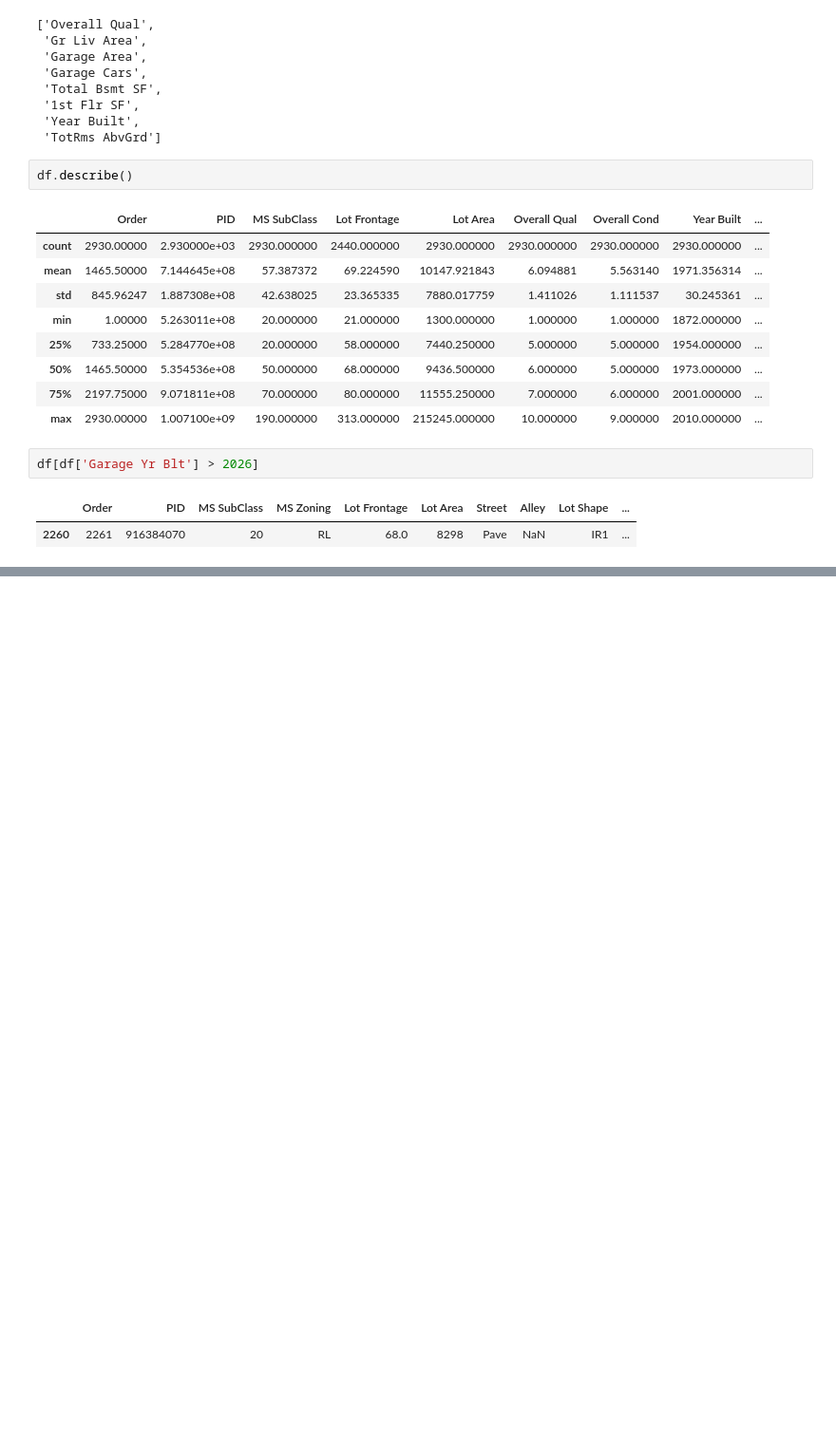
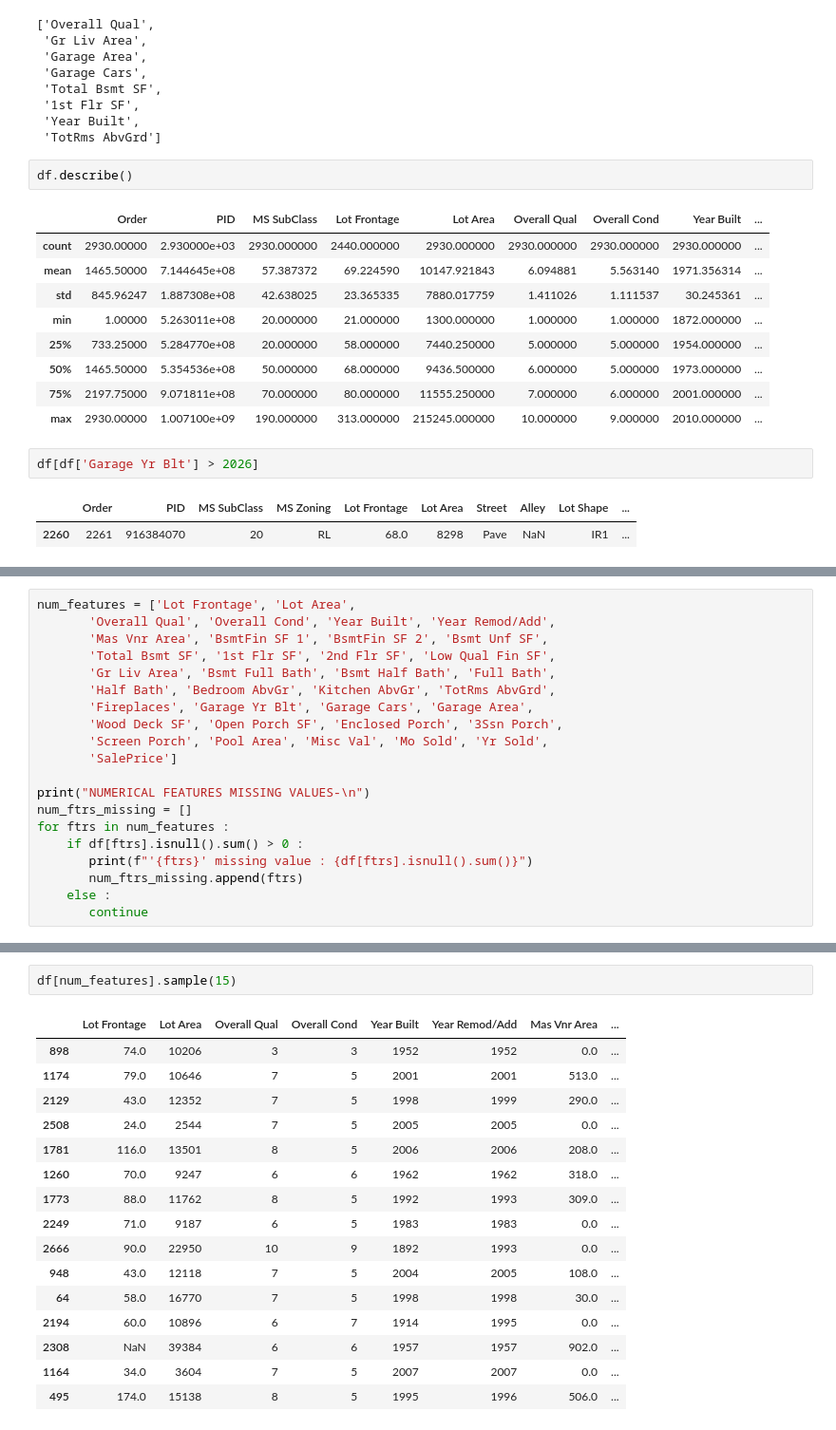
Before and after one commit to ameeqio/house-price-prediction-ml, a Jupyter notebook: notebooks/eda.ipynb, the cells around one changed output, grey strips where cells are left out. Shown at 95% size. Saved outputs shown, nothing was run; the diff lists cells and outputs as text; blank space fills up the shorter version.

```diff
--- a/notebooks/eda.ipynb
+++ b/notebooks/eda.ipynb
@@ -418,0 +461,20 @@ df.sample(6)
+# %%
+num_features = ['Lot Frontage', 'Lot Area',
+       'Overall Qual', 'Overall Cond', 'Year Built', 'Year Remod/Add',
+       'Mas Vnr Area', 'BsmtFin SF 1', 'BsmtFin SF 2', 'Bsmt Unf SF',
+       'Total Bsmt SF', '1st Flr SF', '2nd Flr SF', 'Low Qual Fin SF',
+       'Gr Liv Area', 'Bsmt Full Bath', 'Bsmt Half Bath', 'Full Bath',
+       'Half Bath', 'Bedroom AbvGr', 'Kitchen AbvGr', 'TotRms AbvGrd',
+       'Fireplaces', 'Garage Yr Blt', 'Garage Cars', 'Garage Area',
+       'Wood Deck SF', 'Open Porch SF', 'Enclosed Porch', '3Ssn Porch',
+       'Screen Porch', 'Pool Area', 'Misc Val', 'Mo Sold', 'Yr Sold',
+       'SalePrice']
+
+print("NUMERICAL FEATURES MISSING VALUES-\n")
+num_ftrs_missing = []
+for ftrs in num_features :
+    if df[ftrs].isnull().sum() > 0 :
+       print(f"'{ftrs}' missing value : {df[ftrs].isnull().sum()}")
+       num_ftrs_missing.append(ftrs)
+    else :
+       continue
@@ -418,0 +581,19 @@ df.sample(6)
+# %%
+df[num_features].sample(15)
+# %% [output]
+|  | Lot Frontage | Lot Area | Overall Qual | Overall Cond | Year Built | Year Remod/Add | Mas Vnr Area | ... |
+| 898 | 74.0 | 10206 | 3 | 3 | 1952 | 1952 | 0.0 | ... |
+| 1174 | 79.0 | 10646 | 7 | 5 | 2001 | 2001 | 513.0 | ... |
+| 2129 | 43.0 | 12352 | 7 | 5 | 1998 | 1999 | 290.0 | ... |
+| 2508 | 24.0 | 2544 | 7 | 5 | 2005 | 2005 | 0.0 | ... |
+| 1781 | 116.0 | 13501 | 8 | 5 | 2006 | 2006 | 208.0 | ... |
+| 1260 | 70.0 | 9247 | 6 | 6 | 1962 | 1962 | 318.0 | ... |
+| 1773 | 88.0 | 11762 | 8 | 5 | 1992 | 1993 | 309.0 | ... |
+| 2249 | 71.0 | 9187 | 6 | 5 | 1983 | 1983 | 0.0 | ... |
+| 2666 | 90.0 | 22950 | 10 | 9 | 1892 | 1993 | 0.0 | ... |
+| 948 | 43.0 | 12118 | 7 | 5 | 2004 | 2005 | 108.0 | ... |
+| 64 | 58.0 | 16770 | 7 | 5 | 1998 | 1998 | 30.0 | ... |
+| 2194 | 60.0 | 10896 | 6 | 7 | 1914 | 1995 | 0.0 | ... |
+| 2308 | NaN | 39384 | 6 | 6 | 1957 | 1957 | 902.0 | ... |
+| 1164 | 34.0 | 3604 | 7 | 5 | 2007 | 2007 | 0.0 | ... |
+| 495 | 174.0 | 15138 | 8 | 5 | 1995 | 1996 | 506.0 | ... |
```
Also changed, not shown: parts of 21 cells of this notebook, 11 other files.
